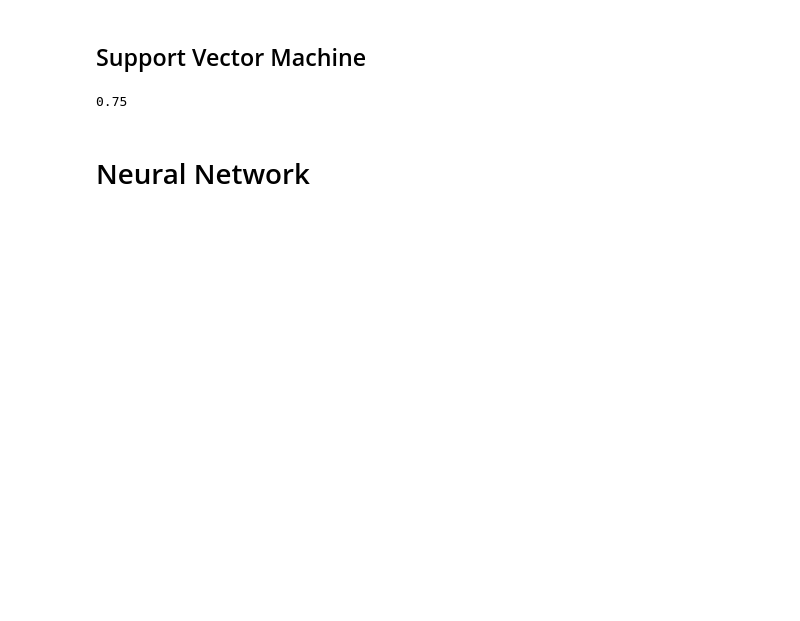
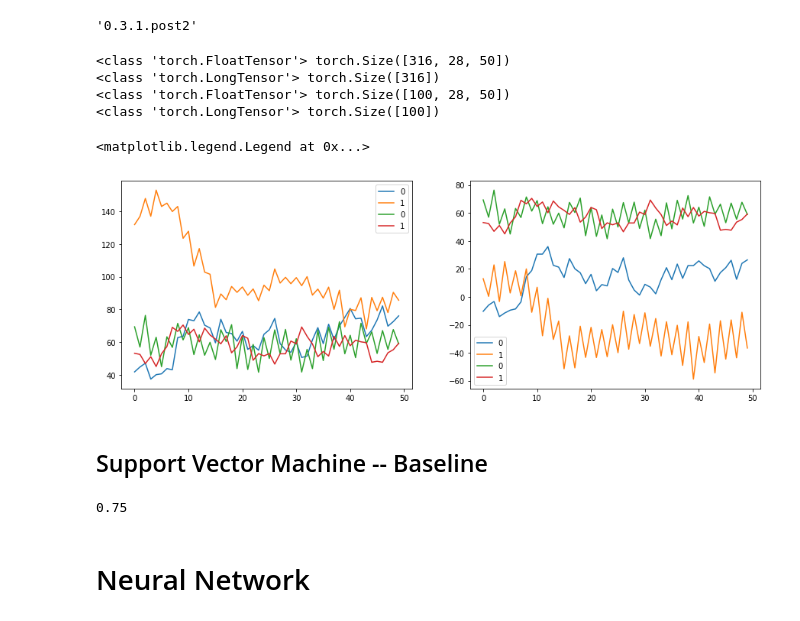
Before and after one commit to TaoSunVoyage/epfl-deeplearning-project, a Jupyter notebook: proj1/Proj1.ipynb, the cells around one changed output. Saved outputs shown, nothing was run; the diff lists cells and outputs as text; code cells hidden in the pictures; blank space fills up the shorter version.

```diff
--- a/proj1/Proj1.ipynb
+++ b/proj1/Proj1.ipynb
@@ -28,5 +9,37 @@ test_input, test_target = Variable(test_input), Variable(test_target)
-# %% [markdown]
-## Support Vector Machine
+# %%
+torch.__version__
+# %% [output]
+'0.3.1.post2'
 # %%
 import numpy as np
 from sklearn import svm
+# %%
+train_input, train_target = bci.load(root='./data_bci')
+test_input, test_target = bci.load(root='./data_bci', train=False)
+print(str(type(train_input)), train_input.size())
+print(str(type(train_target)), train_target.size())
+print(str(type(test_input)), test_input.size())
+print(str(type(test_target)), test_target.size())
+# %% [output]
+<class 'torch.FloatTensor'> torch.Size([316, 28, 50])
+<class 'torch.LongTensor'> torch.Size([316])
+<class 'torch.FloatTensor'> torch.Size([100, 28, 50])
+<class 'torch.LongTensor'> torch.Size([100])
+# %%
+import matplotlib.pyplot as plt
+%matplotlib inline
+
+fig, ax = plt.subplots(1, 2, figsize=(15,5))
+ax[0].plot(range(50),np.array(train_input[0,0]))
+ax[0].plot(range(50),np.array(train_input[1,0]))
+ax[0].plot(range(50),np.array(train_input[2,0]))
+ax[0].plot(range(50),np.array(train_input[3,0]))
+ax[0].legend(train_target[:4])
+ax[1].plot(range(50),np.array(train_input[0,1]))
+ax[1].plot(range(50),np.array(train_input[1,1]))
+ax[1].plot(range(50),np.array(train_input[2,0]))
+ax[1].plot(range(50),np.array(train_input[3,0]))
+ax[1].legend(train_target[:4])
+# %% [output]
+<matplotlib.legend.Legend at 0x...>
+[figure, added]
@@ -33,3 +56,5 @@ from sklearn import svm
+# %% [markdown]
+## Support Vector Machine -- Baseline
 # %%
 X_train = train_input.view(316,-1)
 y_train = train_target
```
Also changed, not shown: parts of 27 cells of this notebook.
